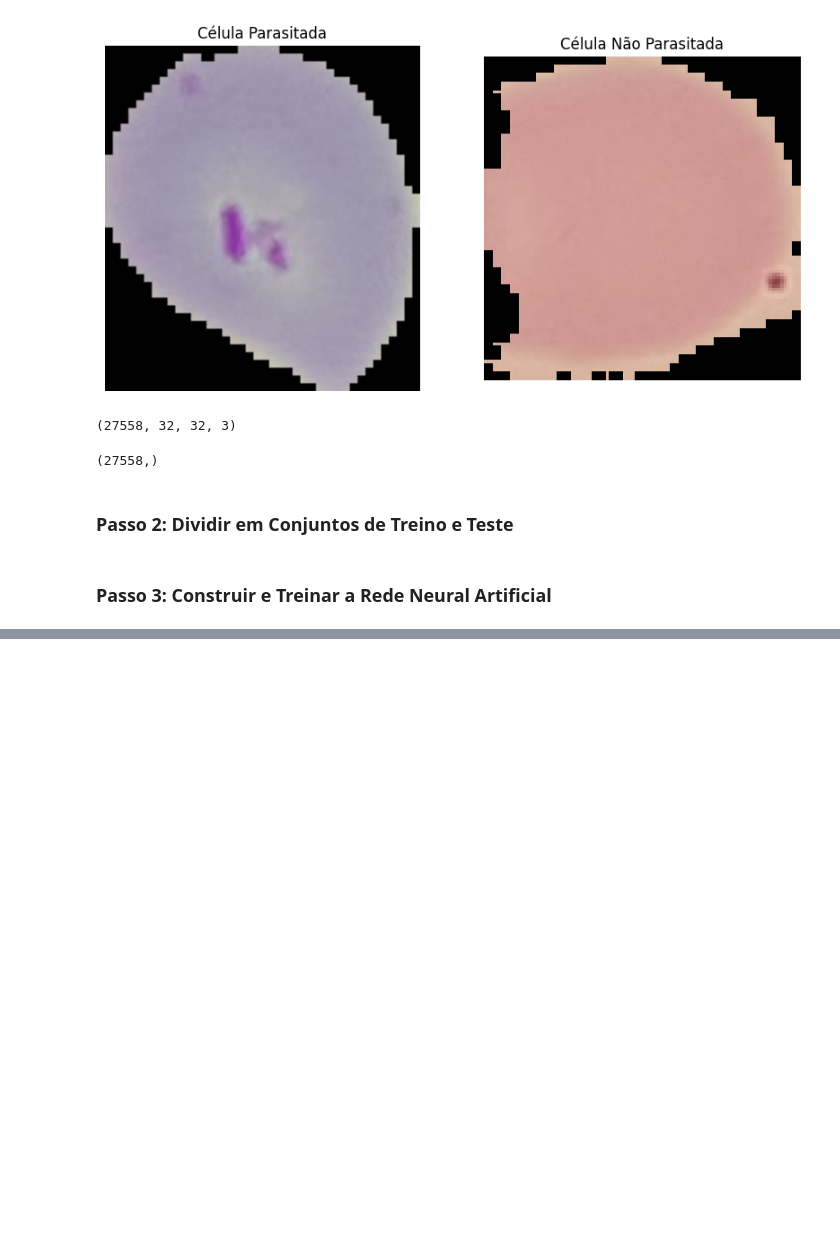
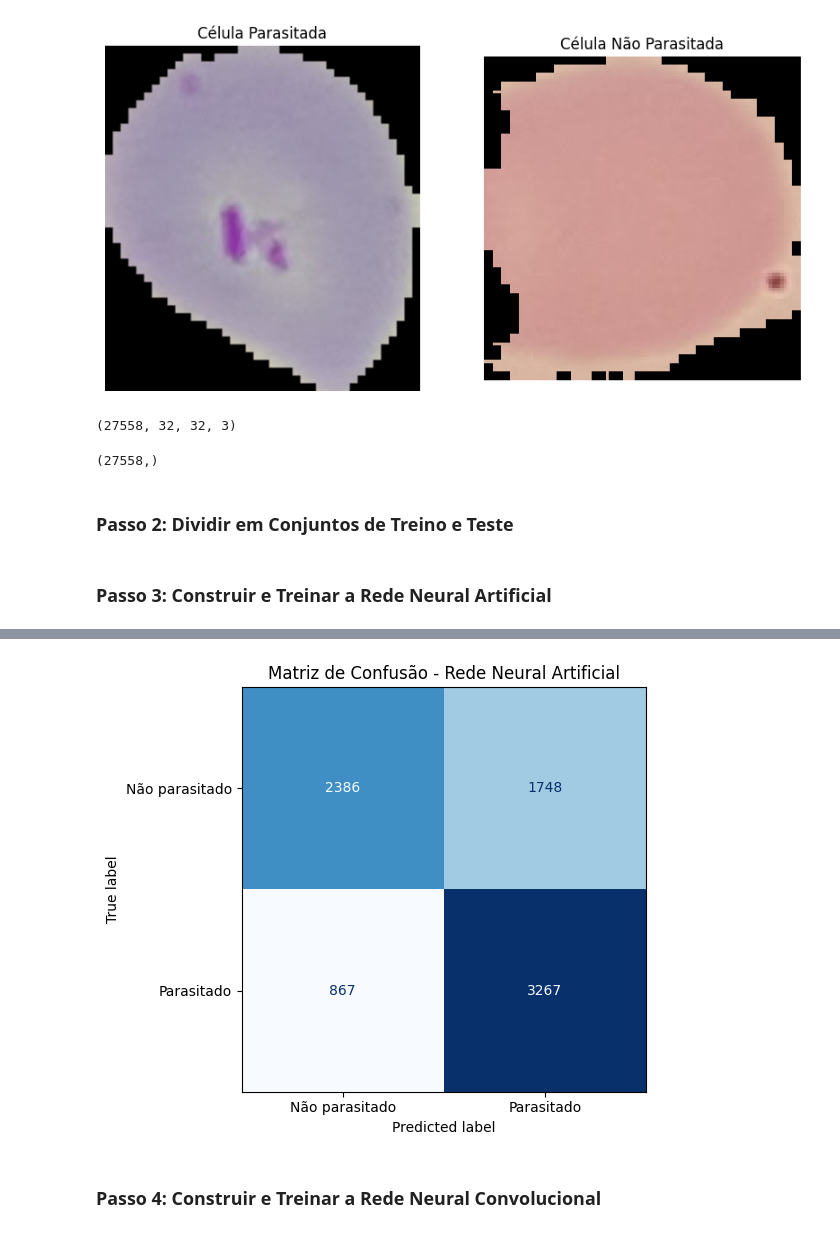
Before and after one commit to Carlos-Biologist/Automated-_Detection_and_Tracking_Pinnipeds_UAVs_YOLO26_-_BoT-SORT, a Jupyter notebook: Mallaria_Cell_COVID19_Radiography.ipynb, the cells around one changed output, grey strips where cells are left out. Cells and saved outputs as stored; diff of their text form; code cells hidden in the pictures; blank space fills up the shorter version.

```diff
--- a/Mallaria_Cell_COVID19_Radiography.ipynb
+++ b/Mallaria_Cell_COVID19_Radiography.ipynb
@@ -130,0 +192,7 @@ history = model.fit(X_train, y_train, epochs=5, batch_size=156,
+# %%
+# Fazer predições no conjunto de teste
+y_pred_probs = model.predict(X_test)
+y_pred_classes = np.argmax(y_pred_probs, axis=1)  # Converter probabilidades para classes
+
+# Converter rótulos de teste para o formato original (não-categórico)
+y_test_classes = np.argmax(y_test, axis=1)
@@ -130,0 +201,17 @@ history = model.fit(X_train, y_train, epochs=5, batch_size=156,
+# %%
+# Matriz de confusão para o modelo Rede Neural Artificial
+cm_rna = confusion_matrix(y_test_classes, y_pred_classes)
+disp_rna = ConfusionMatrixDisplay(confusion_matrix=cm_rna,
+                                  display_labels=['Não parasitado', 'Parasitado'])
+
+# Criar a figura
+fig, ax = plt.subplots(figsize=(6, 5))
+disp_rna.plot(ax=ax, cmap='Blues', colorbar=False)
+ax.set_title('Matriz de Confusão - Rede Neural Artificial')
+
+plt.tight_layout()
+plt.show()
+# %% [output]
+[figure, added]
+# %% [markdown]
+### **Passo 4: Construir e Treinar a Rede Neural Convolucional**
```
Also changed, not shown: parts of 25 cells of this notebook.
